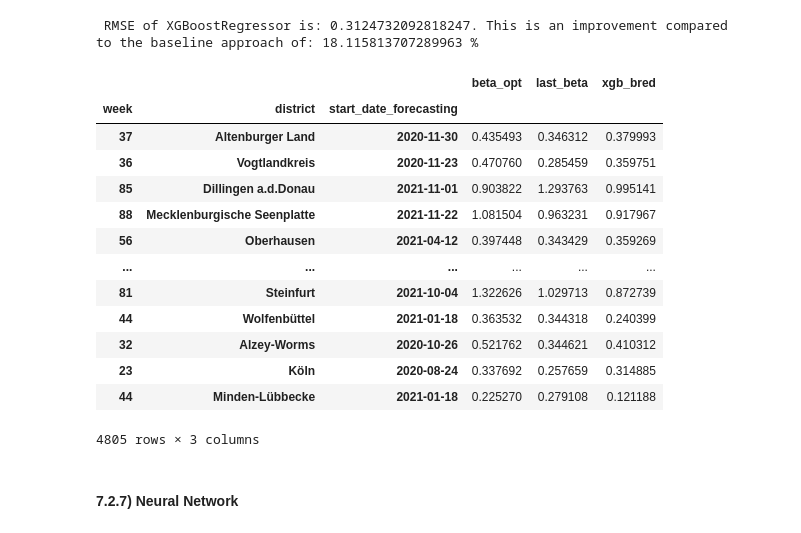
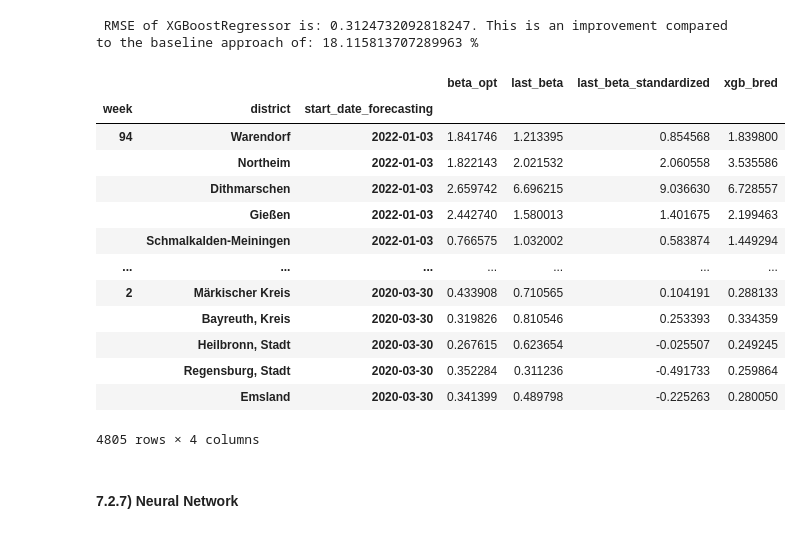
Before and after one commit to lukasheide/Covid-Forecasting-Tool, a Jupyter notebook: Backend/Modeling/Differential_Equation_Modeling/Machine_Learning_Layer_Lukas/beta_estimation.ipynb, the cells around one changed output. Saved outputs shown, nothing was run; the diff lists cells and outputs as text; code cells hidden in the pictures.

```diff
--- a/Backend/Modeling/Differential_Equation_Modeling/Machine_Learning_Layer_Lukas/beta_estimation.ipynb
+++ b/Backend/Modeling/Differential_Equation_Modeling/Machine_Learning_Layer_Lukas/beta_estimation.ipynb
@@ -24,3 +27,5 @@ from keras.metrics import RootMeanSquaredError
+# %%
+pd.set_option('display.max_columns', 50)
 # %% [markdown]
 ## 1) Import Data:
 CSV file can be found in Teams under Model/ML_for_Beta/all_matrix_data.csv
@@ -218,8 +221,8 @@ df_v6_2_e
 scaler_obj = StandardScaler()
 
 # Split explanatory columns from beta:
-explanatory_cols = df_v6_2_e.drop(columns=['beta','beta_t_minus_1'], axis=1)
-beta_cols = df_v6_2_e[['beta','beta_t_minus_1']]
+explanatory_cols = df_v6_2_e.drop(columns=['beta'], axis=1)
+beta_cols = df_v6_2_e[['beta']]
 
 # Apply scaling:
 scaled_explanatory_cols = pd.DataFrame(scaler_obj.fit_transform(explanatory_cols), index=explanatory_cols.index, columns=explanatory_cols.columns)
@@ -279,7 +282,9 @@ X_train, X_val, y_train, y_val = train_test_split(X_full, y_full, shuffle=True,
 # %%
 # Baseline approach would be to use the beta from the previous week for the next week:
 ## Therefore we have to compare how well this works, compared to our ML approach:
-y_pred_baseline = X_val['beta_t_minus_1']
+
+# As the values are standardized we have to reverse standardize them first:
+y_pred_baseline_val = pd.DataFrame(scaler_obj.inverse_transform(X_val), index=X_val.index, columns=X_val.columns)['beta_t_minus_1']
 # %%
 # Correlation of this approach:
 X_full['beta_t_minus_1'].corr(y_full)
@@ -370,22 +375,22 @@ print(f'\n RMSE of {xgb_model.name} is: {rmse_xgb}. This is an improvement compa
 # %% [output]
  RMSE of XGBoostRegressor is: 0.3124732092818247. This is an improvement compared to the baseline approach of: 18.115813707289963 %
 # %%
-pd.DataFrame({'beta_opt':y_val, 'last_beta':y_pred_baseline, 'xgb_bred':y_pred_xgb})
+pd.DataFrame({'beta_opt':y_val, 'last_beta':y_pred_baseline_val, 'last_beta_standardized':X_val['beta_t_minus_1'], 'xgb_bred':y_pred_xgb}).sort_values('start_date_forecasting', ascending=False)
 # %% [output]
-|  |  |  | beta_opt | last_beta | xgb_bred |
-| week | district | start_date_forecasting |  |  |  |
-| 37 | Altenburger Land | 2020-11-30 | 0.435493 | 0.346312 | 0.379993 |
-| 36 | Vogtlandkreis | 2020-11-23 | 0.470760 | 0.285459 | 0.359751 |
-| 85 | Dillingen a.d.Donau | 2021-11-01 | 0.903822 | 1.293763 | 0.995141 |
-| 88 | Mecklenburgische Seenplatte | 2021-11-22 | 1.081504 | 0.963231 | 0.917967 |
-| 56 | Oberhausen | 2021-04-12 | 0.397448 | 0.343429 | 0.359269 |
-| ... | ... | ... | ... | ... | ... |
-| 81 | Steinfurt | 2021-10-04 | 1.322626 | 1.029713 | 0.872739 |
-| 44 | Wolfenbüttel | 2021-01-18 | 0.363532 | 0.344318 | 0.240399 |
-| 32 | Alzey-Worms | 2020-10-26 | 0.521762 | 0.344621 | 0.410312 |
-| 23 | Köln | 2020-08-24 | 0.337692 | 0.257659 | 0.314885 |
-| 44 | Minden-Lübbecke | 2021-01-18 | 0.225270 | 0.279108 | 0.121188 |
+|  |  |  | beta_opt | last_beta | last_beta_standardized | xgb_bred |
+| week | district | start_date_forecasting |  |  |  |  |
+| 94 | Warendorf | 2022-01-03 | 1.841746 | 1.213395 | 0.854568 | 1.839800 |
+|  | Northeim | 2022-01-03 | 1.822143 | 2.021532 | 2.060558 | 3.535586 |
+|  | Dithmarschen | 2022-01-03 | 2.659742 | 6.696215 | 9.036630 | 6.728557 |
+|  | Gießen | 2022-01-03 | 2.442740 | 1.580013 | 1.401675 | 2.199463 |
+|  | Schmalkalden-Meiningen | 2022-01-03 | 0.766575 | 1.032002 | 0.583874 | 1.449294 |
+| ... | ... | ... | ... | ... | ... | ... |
+| 2 | Märkischer Kreis | 2020-03-30 | 0.433908 | 0.710565 | 0.104191 | 0.288133 |
+|  | Bayreuth, Kreis | 2020-03-30 | 0.319826 | 0.810546 | 0.253393 | 0.334359 |
+|  | Heilbronn, Stadt | 2020-03-30 | 0.267615 | 0.623654 | -0.025507 | 0.249245 |
+|  | Regensburg, Stadt | 2020-03-30 | 0.352284 | 0.311236 | -0.491733 | 0.259864 |
+|  | Emsland | 2020-03-30 | 0.341399 | 0.489798 | -0.225263 | 0.280050 |
-4805 rows × 3 columns
+4805 rows × 4 columns
 # %% [markdown]
 #### 7.2.7) Neural Network
 # %%
```
Also changed, not shown: parts of 18 cells of this notebook, 9 other files.
